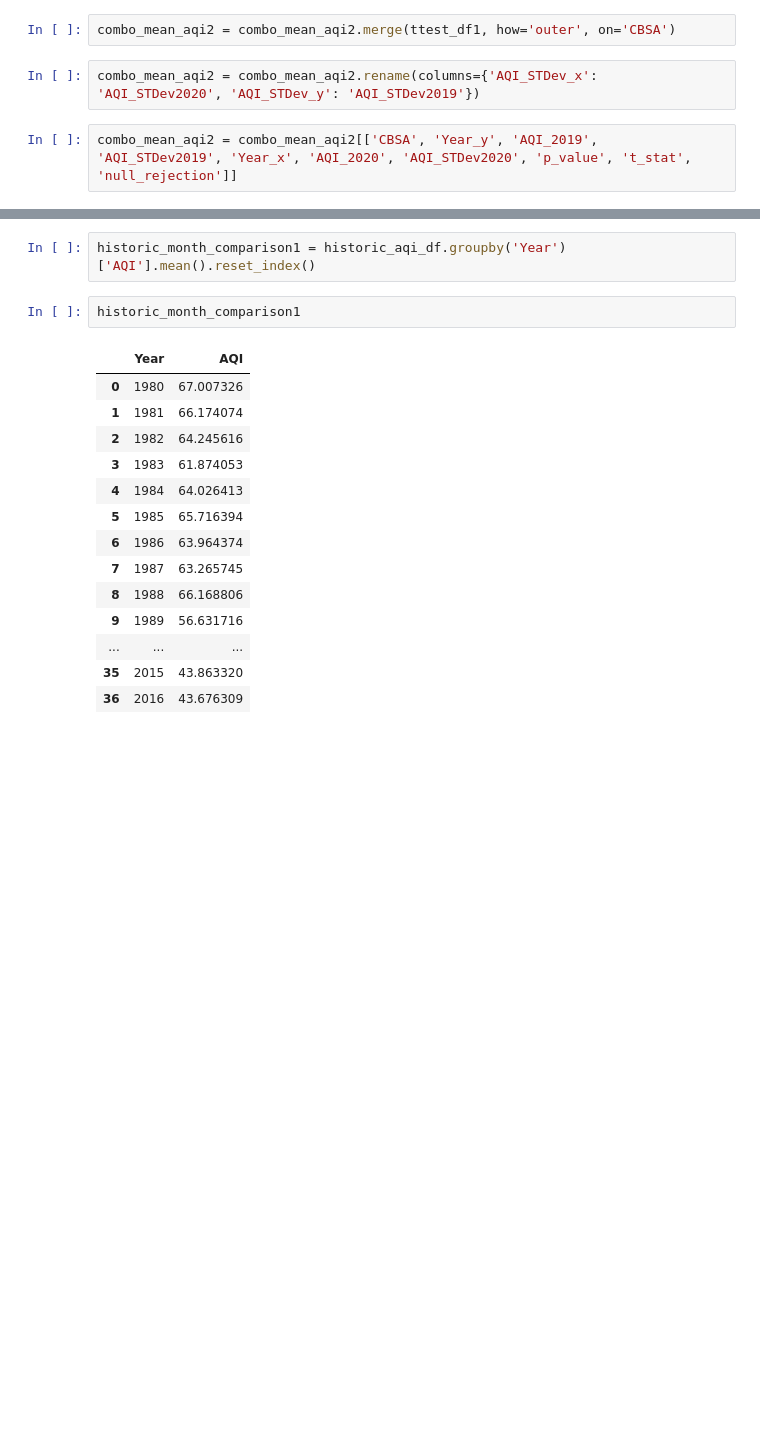
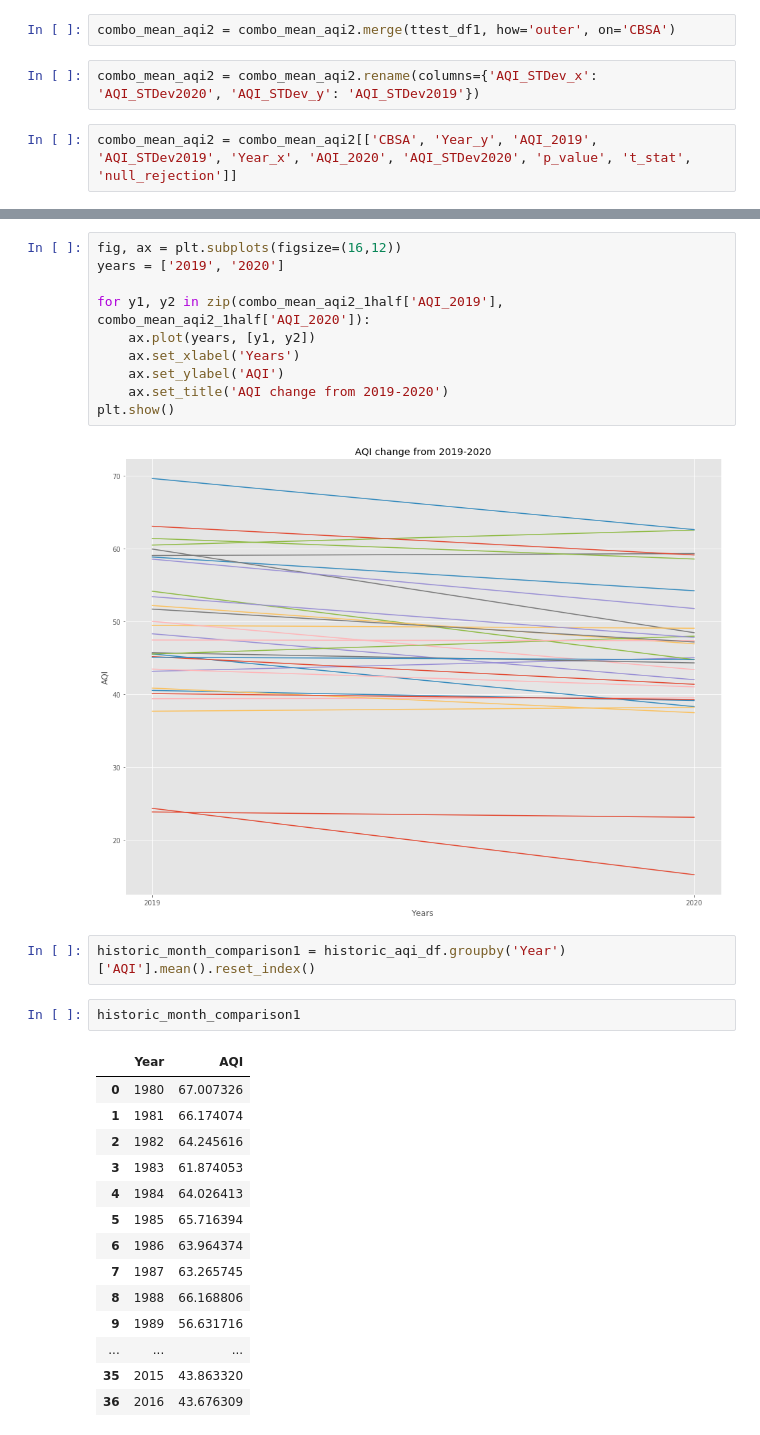
Before and after one commit to jmarkhei/BreathfreshCOVIDair, a Jupyter notebook: graphing7_22.ipynb, the cells around one changed output, grey strips where cells are left out. Cells and saved outputs as stored; diff of their text form; blank space fills up the shorter version.

```diff
--- a/graphing7_22.ipynb
+++ b/graphing7_22.ipynb
@@ -900,3 +942,15 @@ fig, ax = plt.subplots()
+# %%
+fig, ax = plt.subplots(figsize=(16,12))
+years = ['2019', '2020']
+
+for y1, y2 in zip(combo_mean_aqi2_1half['AQI_2019'], combo_mean_aqi2_1half['AQI_2020']):
+    ax.plot(years, [y1, y2])
+    ax.set_xlabel('Years')
+    ax.set_ylabel('AQI')
+    ax.set_title('AQI change from 2019-2020')
+plt.show()
+# %% [output]
+[figure, added]
 # %%
 historic_month_comparison1 = historic_aqi_df.groupby('Year')['AQI'].mean().reset_index()
 # %%
```
Also changed, not shown: parts of 7 cells of this notebook.
